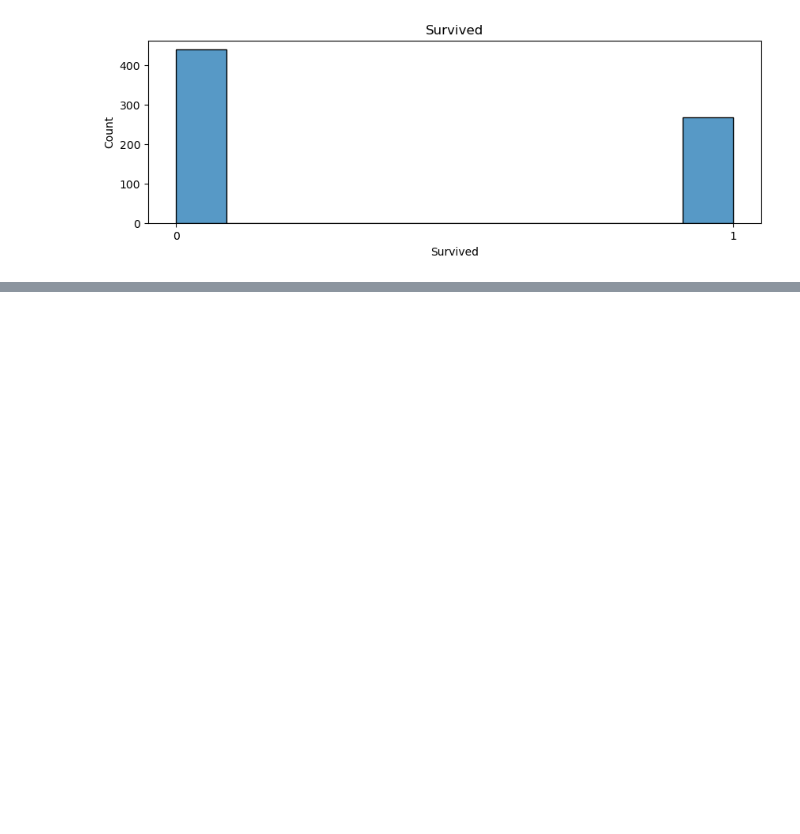
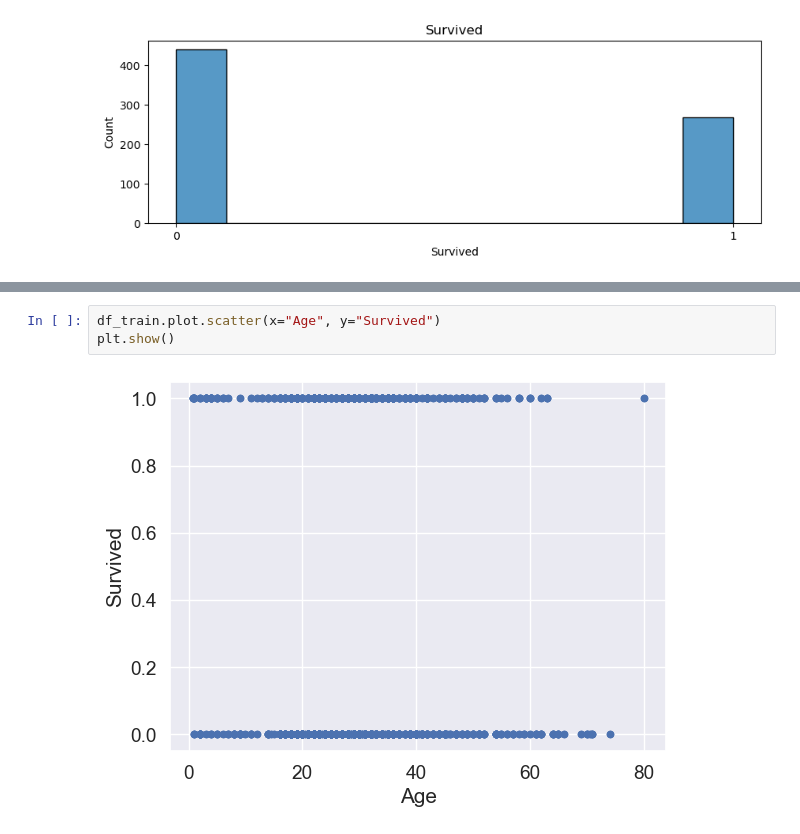
Before and after one commit to astronaut505/IcebergDodgers, a Jupyter notebook: titanic.ipynb, the cells around one changed output, grey strips where cells are left out. Drawn from its saved outputs; the diff is of its cells as text; blank space fills up the shorter version.

```diff
--- a/titanic.ipynb
+++ b/titanic.ipynb
@@ -97,0 +192,5 @@ plt.show()
+# %%
+df_train.plot.scatter(x="Age", y="Survived")
+plt.show()
+# %% [output]
+[figure, added]
```
Also changed, not shown: parts of 10 cells of this notebook.
